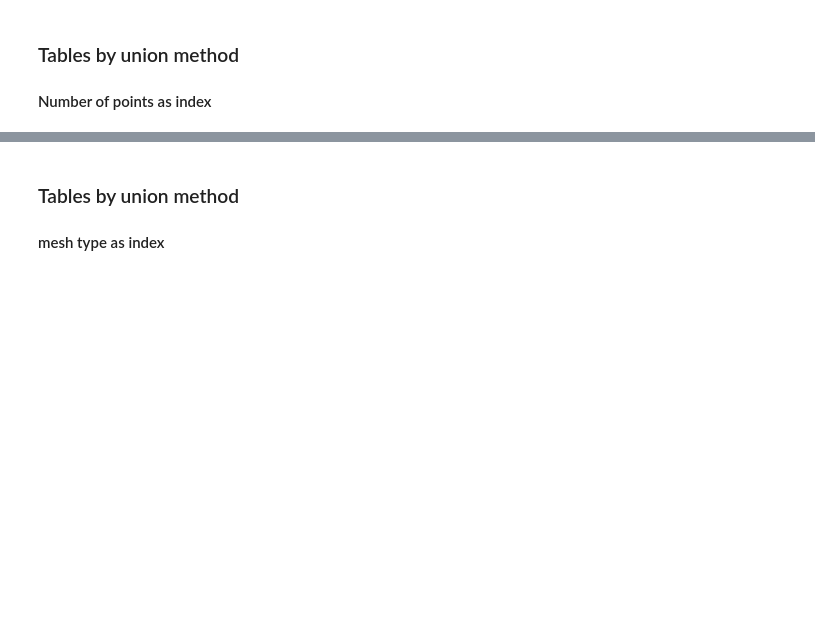
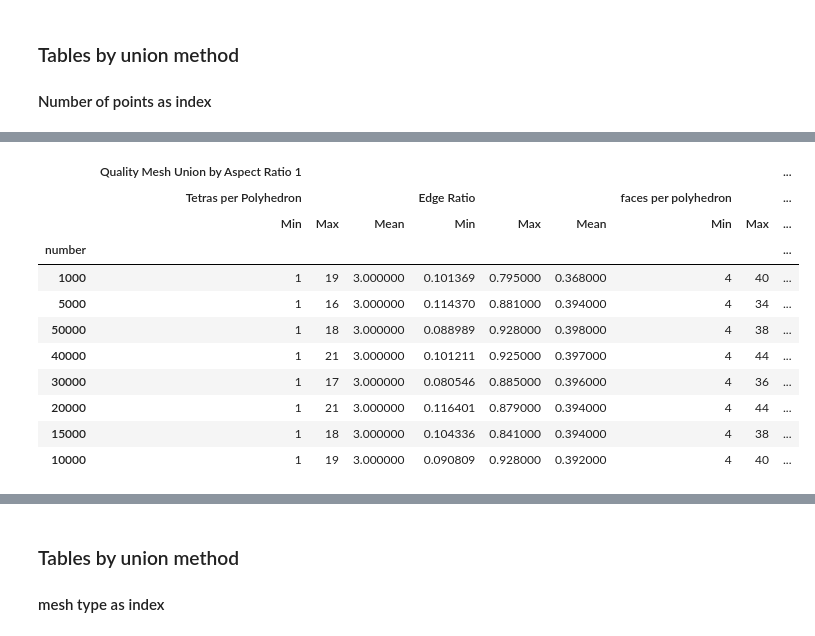
Before and after one commit to Magdalena-Alvarez/3D-Polylla, a Jupyter notebook: Experiments/experiments_analysis.ipynb, the cells around one changed output, grey strips where cells are left out. Cells and saved outputs as stored; diff of their text form; code cells hidden in the pictures; blank space fills up the shorter version.

```diff
--- a/Experiments/experiments_analysis.ipynb
+++ b/Experiments/experiments_analysis.ipynb
@@ -238,0 +243,52 @@ multilvl.style.set_table_styles([
+# %%
+df_ar1_union = df[(df['union_method'] == 'are1') & ( df['Mesh type'] == 'semiuniform')].copy()
+df_ar1_union.set_index('number', inplace=True)
+multilvl = df_ar1_union[['Min tetras per polyhedron','Max tetras per polyhedron','Avg tetras per polyhedron',
+                       "Min Edge Ratio","Max Edge Ratio","Avg Edge Ratio",
+                       "Min faces per polyhedron","Max faces per polyhedron","Avg faces per polyhedron",
+                       "Min Volume Ratio","Max Volume Ratio","Avg Volume Ratio",
+                       "Min Area Ratio", "Max Area Ratio", "Avg Area Ratio","Polyhedra with Kernel (%)"]]
+
+multilevel_columns = pd.MultiIndex.from_tuples([
+
+    ('Quality Mesh Union by Aspect Ratio 1', 'Tetras per Polyhedron','Min'),
+    ('Quality Mesh Union by Aspect Ratio 1', 'Tetras per Polyhedron', 'Max'),
+    ('Quality Mesh Union by Aspect Ratio 1', 'Tetras per Polyhedron', 'Mean'),
+    ('Quality Mesh Union by Aspect Ratio 1', 'Edge Ratio','Min'),
+    ('Quality Mesh Union by Aspect Ratio 1', 'Edge Ratio', 'Max'),
+    ('Quality Mesh Union by Aspect Ratio 1', 'Edge Ratio', 'Mean'),
+    ('Quality Mesh Union by Aspect Ratio 1', 'faces per polyhedron','Min'),
+    ('Quality Mesh Union by Aspect Ratio 1', 'faces per polyhedron', 'Max'),
+    ('Quality Mesh Union by Aspect Ratio 1', 'faces per polyhedron', 'Mean'),
+    ('Quality Mesh Union by Aspect Ratio 1', 'Volume Ratio','Min'),
+    ('Quality Mesh Union by Aspect Ratio 1', 'Volume Ratio', 'Max'),
+    ('Quality Mesh Union by Aspect Ratio 1', 'Volume Ratio', 'Mean'),
+    ('Quality Mesh Union by Aspect Ratio 1', 'Area Ratio','Min'),
+    ('Quality Mesh Union by Aspect Ratio 1', 'Area Ratio', 'Max'),
+    ('Quality Mesh Union by Aspect Ratio 1', 'Area Ratio', 'Mean'),
+    ('Quality Mesh Union by Aspect Ratio 1', 'Polyhedra with Kernel',"(%)"),
+ # Añadir esta línea para la columna faltante
+
+])
+multilvl.columns = multilevel_columns
+
+multilvl.style.set_table_styles([
+   {'selector': 'th',
+    'props': [
+        ('text-align', 'center')
+    ]
+    }]
+)
+# %% [output]
+|  | Quality Mesh Union by Aspect Ratio 1 |  |  |  |  |  |  |  | ... |
+|  | Tetras per Polyhedron |  |  | Edge Ratio |  |  | faces per polyhedron |  | ... |
+|  | Min | Max | Mean | Min | Max | Mean | Min | Max | ... |
+| number |  |  |  |  |  |  |  |  | ... |
+| 1000 | 1 | 19 | 3.000000 | 0.101369 | 0.795000 | 0.368000 | 4 | 40 | ... |
+| 5000 | 1 | 16 | 3.000000 | 0.114370 | 0.881000 | 0.394000 | 4 | 34 | ... |
+| 50000 | 1 | 18 | 3.000000 | 0.088989 | 0.928000 | 0.398000 | 4 | 38 | ... |
+| 40000 | 1 | 21 | 3.000000 | 0.101211 | 0.925000 | 0.397000 | 4 | 44 | ... |
+| 30000 | 1 | 17 | 3.000000 | 0.080546 | 0.885000 | 0.396000 | 4 | 36 | ... |
+| 20000 | 1 | 21 | 3.000000 | 0.116401 | 0.879000 | 0.394000 | 4 | 44 | ... |
+| 15000 | 1 | 18 | 3.000000 | 0.104336 | 0.841000 | 0.394000 | 4 | 38 | ... |
+| 10000 | 1 | 19 | 3.000000 | 0.090809 | 0.928000 | 0.392000 | 4 | 40 | ... |
```
Also changed, not shown: parts of 7 cells of this notebook, 41 other files.
